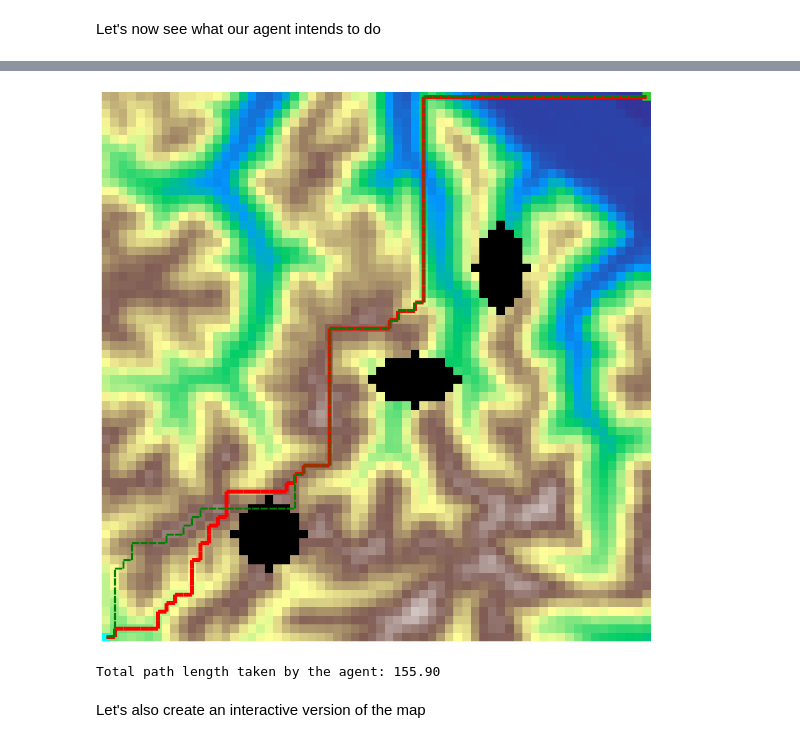
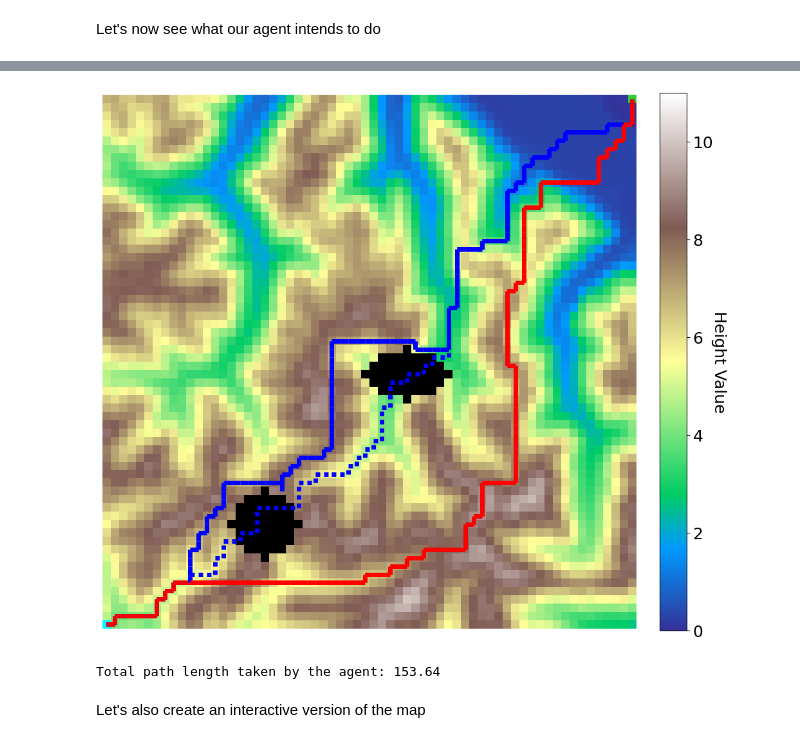
Before and after one commit to jongann-lee/Observability_mSTSP, a Jupyter notebook: Real_Life_Maps/visualization.ipynb, the cells around one changed output, grey strips where cells are left out. Saved outputs shown, nothing was run; the diff lists cells and outputs as text; code cells hidden in the pictures.

```diff
--- a/Real_Life_Maps/visualization.ipynb
+++ b/Real_Life_Maps/visualization.ipynb
@@ -336,8 +336,8 @@ for node, data in blocked_env_graph.nodes(data=True):
         color = "limegreen"
     elif node_type == "target_unreached":
         color = "cyan"
-    elif node_type == "obstacle":
-        color = "black"
+    # elif node_type == "obstacle":
+    #     color = "black"
     else:
         h = data.get('height', 0)
         color = cmap(norm(h))
@@ -349,6 +349,14 @@ for node, data in blocked_env_graph.nodes(data=True):
         facecolor=color
     )
     ax.add_patch(rect)
+
+# We create a ScalarMappable to link the normalization and colormap
+sm = plt.cm.ScalarMappable(cmap=cmap, norm=norm)
+sm.set_array([]) # Required for matplotlib to link the data
+
+# Add the colorbar to the figure
+cbar = fig.colorbar(sm, ax=ax, fraction=0.046, pad=0.04)
+cbar.set_label('Height Value', rotation=270, labelpad=15, fontsize=12)
 
 # --- Draw only path edges in red ---
 path_1_edges = {tuple(sorted((path_1[i], path_1[i+1])))
@@ -365,9 +373,9 @@ for u, v in path1_original_edges:
     dashed_line_segments.append([pos[u], pos[v]])
 
 lc = mc.LineCollection(line_segments, colors='red', linewidths=5.0, zorder=3)
-ax.add_collection(lc)
+# ax.add_collection(lc)
 dashed_lc = mc.LineCollection(dashed_line_segments, colors='green', linewidth = 2.5, zorder=5, linestyles='dashed')
-ax.add_collection(dashed_lc)
+# ax.add_collection(dashed_lc)
 
 # --- Fit axes tightly to the grid ---
 ax.set_xlim(xs[0] - cell_w / 2, xs[-1] + cell_w / 2)
@@ -397,7 +405,7 @@ Let's now see what our agent intends to do
 from Single_Agent.repeated_topk import RepeatedTopK
 
 env_graph2 = env_graph.copy()
-path2_generator = RepeatedTopK(reward_ratio = 1.0, env_graph=env_graph2, target_graph=target_graph,
+path2_generator = RepeatedTopK(reward_ratio = 3.0, env_graph=env_graph2, target_graph=target_graph,
                                sample_recursion = 4, sample_num_obstacle=3,sample_obstacle_hop=4)
 path_2 = path2_generator.find_best_path() # Start with the best path
 path2_original = path_2.copy()
@@ -520,47 +528,71 @@ for node, data in blocked_env_graph.nodes(data=True):
     )
     ax.add_patch(rect)
 
+# We create a ScalarMappable to link the normalization and colormap
+sm = plt.cm.ScalarMappable(cmap=cmap, norm=norm)
+sm.set_array([]) # Required for matplotlib to link the data
+
+# Add the colorbar to the figure
+cbar = fig.colorbar(sm, ax=ax, fraction=0.046, pad=0.04)
+cbar.set_label('Height Value', rotation=270, labelpad=15, fontsize=18)
+cbar.ax.tick_params(labelsize=18)
+
 # --- Draw only path edges in red ---
 path_2_edges = {tuple(sorted((path_2[i], path_2[i+1])))
                 for i in range(len(path_2) - 1)}
 path2_original_edges = {tuple(sorted((path2_original[i], path2_original[i+1])))
                 for i in range(len(path2_original) - 1)}
 
-line_segments = []
+line1_segments = []
+for u, v in path_1_edges:
+    line1_segments.append([pos[u], pos[v]])
+
+dashed_line1_segments = []
+for u, v in path1_original_edges:
+    dashed_line1_segments.append([pos[u], pos[v]])
+
+line2_segments = []
 for u, v in path_2_edges:
-    line_segments.append([pos[u], pos[v]])
+    line2_segments.append([pos[u], pos[v]])
 
-dashed_line_segments = []
+dashed_line2_segments = []
 for u, v in path2_original_edges:
-    dashed_line_segments.append([pos[u], pos[v]])
+    dashed_line2_segments.append([pos[u], pos[v]])
 
-lc = mc.LineCollection(line_segments, colors='red', linewidths=5.0, zorder=3)
-ax.add_collection(lc)
-dashed_lc = mc.LineCollection(dashed_line_segments, colors='green', linewidth = 2.5, zorder=5, linestyles='dashed')
-ax.add_collection(dashed_lc)
+
+
+lc1 = mc.LineCollection(line1_segments, colors='blue', linewidths=5.0, zorder=3)
+ax.add_collection(lc1)
+dashed_lc1 = mc.LineCollection(dashed_line1_segments, colors='blue', linewidth = 5.0, zorder=5, linestyles='dotted')
+ax.add_collection(dashed_lc1)
+
+lc2 = mc.LineCollection(line2_segments, colors='red', linewidths=5.0, zorder=3)
+ax.add_collection(lc2)
+dashed_lc2 = mc.LineCollection(dashed_line2_segments, colors='red', linewidth = 5.0, zorder=5, linestyles='dotted')
+ax.add_collection(dashed_lc2)
 
 # --- Fit axes tightly to the grid ---
 ax.set_xlim(xs[0] - cell_w / 2, xs[-1] + cell_w / 2)
 ax.set_ylim(ys[0] - cell_h / 2, ys[-1] + cell_h / 2)
 ax.set_aspect('equal')
 ax.axis('off')
 
 # plt.title("Path of our path agent")
 plt.tight_layout()
 plt.show()
 
 # --- Path length (unchanged) ---
 total_path_length = 0.0
-for i in range(len(path_1) - 1):
-    u = path_1[i]
-    v = path_1[i + 1]
+for i in range(len(path_2) - 1):
+    u = path_2[i]
+    v = path_2[i + 1]
     edge_data = blocked_env_graph.get_edge_data(u, v)
     if edge_data:
         total_path_length += edge_data.get('distance', 0.0)
 print(f"Total path length taken by the agent: {total_path_length:.2f}")
 # %% [output]
-[figure, old version]
+[figure, new version]
-Total path length taken by the agent: 155.90
+Total path length taken by the agent: 153.64
 # %% [markdown]
 Let's also create an interactive version of the map
 # %%
```
Also changed, not shown: parts of 5 cells of this notebook, 7 other files.
